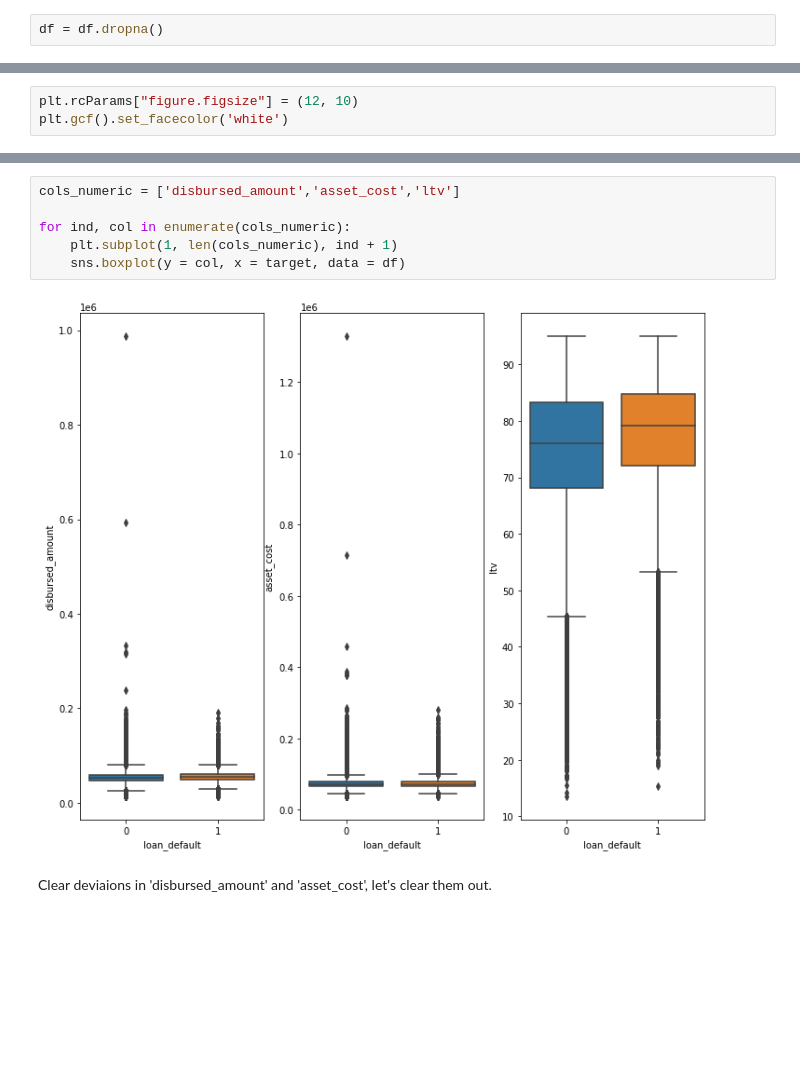
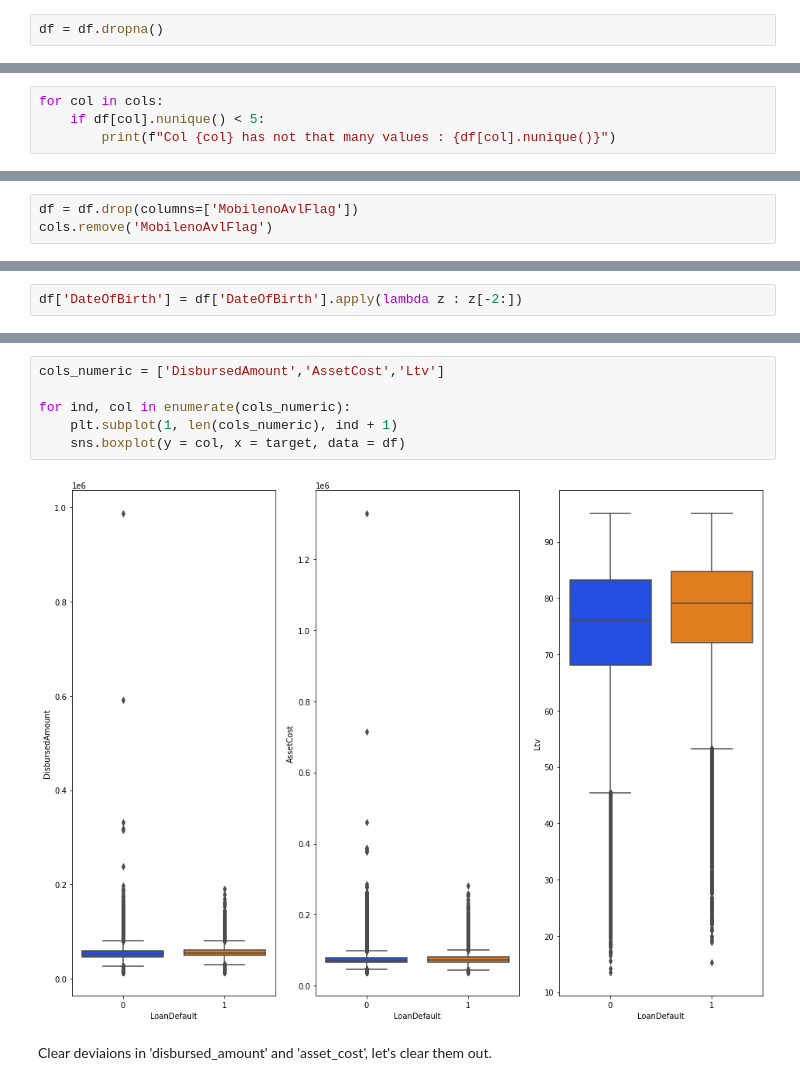
Before and after one commit to notweb-pusher/Scoring, a Jupyter notebook: EDA.ipynb, the cells around one changed output, grey strips where cells are left out. Drawn from its saved outputs; the diff is of its cells as text; blank space fills up the shorter version.

```diff
--- a/EDA.ipynb
+++ b/EDA.ipynb
@@ -33,0 +211,4 @@ As we can see only 1 field contains Nan Values, let's research it. Nan values ~
+# %%
+for col in cols:
+    if df[col].nunique() < 5:
+        print(f"Col {col} has not that many values : {df[col].nunique()}")
@@ -34 +219,4 @@ As we can see only 1 field contains Nan Values, let's research it. Nan values ~
+# %%
+df = df.drop(columns=['MobilenoAvlFlag'])
+cols.remove('MobilenoAvlFlag')
 # %%
@@ -54 +239,3 @@ dtype: object
+# %%
+df['DateOfBirth'] = df['DateOfBirth'].apply(lambda z : z[-2:])
 # %%
@@ -72,3 +256,0 @@ Name: Employment.Type, dtype: int64
-# %%
-plt.rcParams["figure.figsize"] = (12, 10)
-plt.gcf().set_facecolor('white')
@@ -83,11 +276,11 @@ We can see that distribution of default clients in each salary type is quiet bal
 # %%
-cols_numeric = ['disbursed_amount','asset_cost','ltv']
+cols_numeric = ['DisbursedAmount','AssetCost','Ltv']
 
 for ind, col in enumerate(cols_numeric):
     plt.subplot(1, len(cols_numeric), ind + 1)
     sns.boxplot(y = col, x = target, data = df)
 # %% [output]
-[figure, old version]
+[figure, new version]
 # %% [markdown]
 Clear deviaions in 'disbursed_amount' and 'asset_cost', let's clear them out.
 # %%
```
Also changed, not shown: parts of 51 cells of this notebook.
